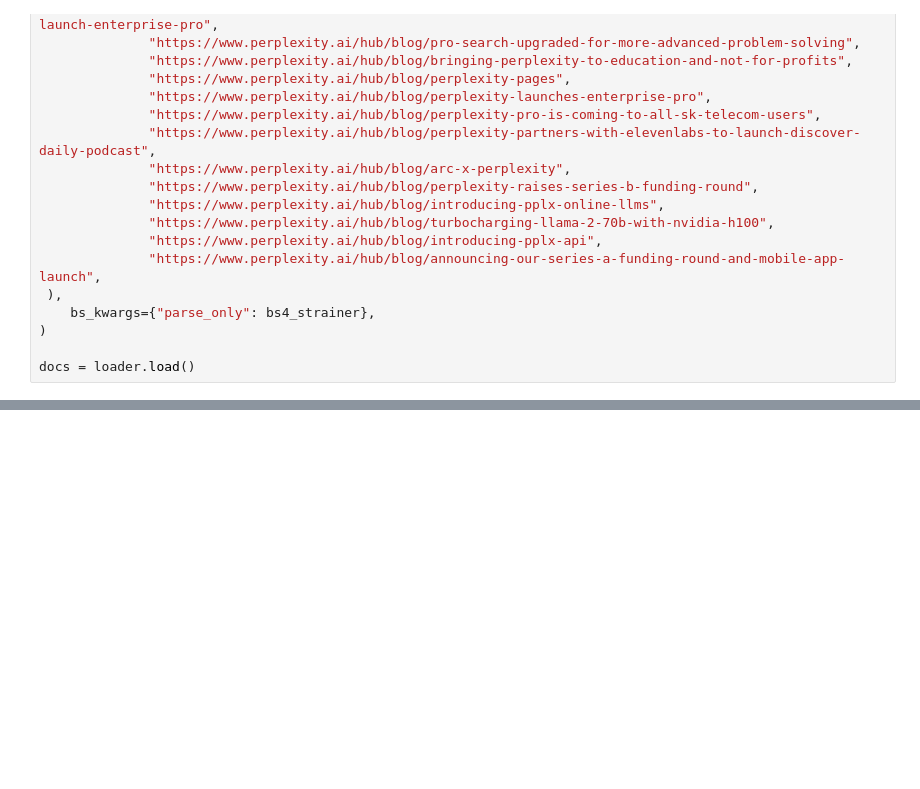
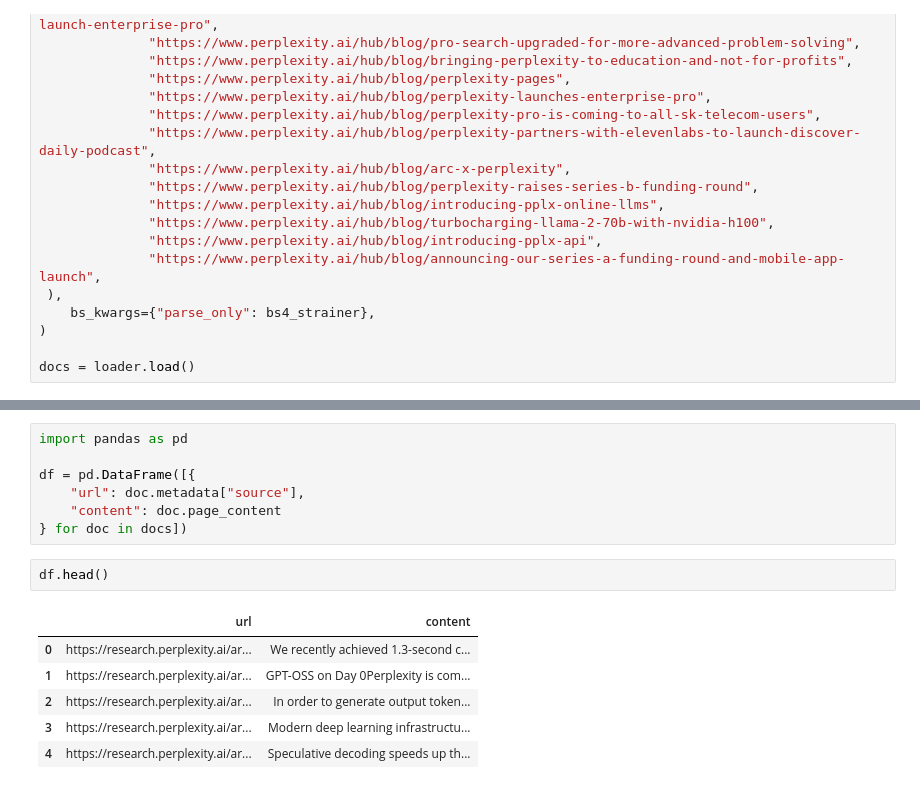
Before and after one commit to Akorikk/Small_Language_Model, a Jupyter notebook: slm.ipynb, the cells around one changed output, grey strips where cells are left out. Drawn from its saved outputs; the diff is of its cells as text; blank space fills up the shorter version.

```diff
--- a/slm.ipynb
+++ b/slm.ipynb
@@ -170,0 +120,16 @@ docs
+# %%
+import pandas as pd
+
+df = pd.DataFrame([{
+    "url": doc.metadata["source"],
+    "content": doc.page_content
+} for doc in docs])
+# %%
+df.head()
+# %% [output]
+|  | url | content |
+| 0 | https://research.perplexity.ai/ar... | We recently achieved 1.3-second c... |
+| 1 | https://research.perplexity.ai/ar... | GPT-OSS on Day 0Perplexity is com... |
+| 2 | https://research.perplexity.ai/ar... | In order to generate output token... |
+| 3 | https://research.perplexity.ai/ar... | Modern deep learning infrastructu... |
+| 4 | https://research.perplexity.ai/ar... | Speculative decoding speeds up th... |
```
Also changed, not shown: parts of 7 cells of this notebook, 1 other file.
